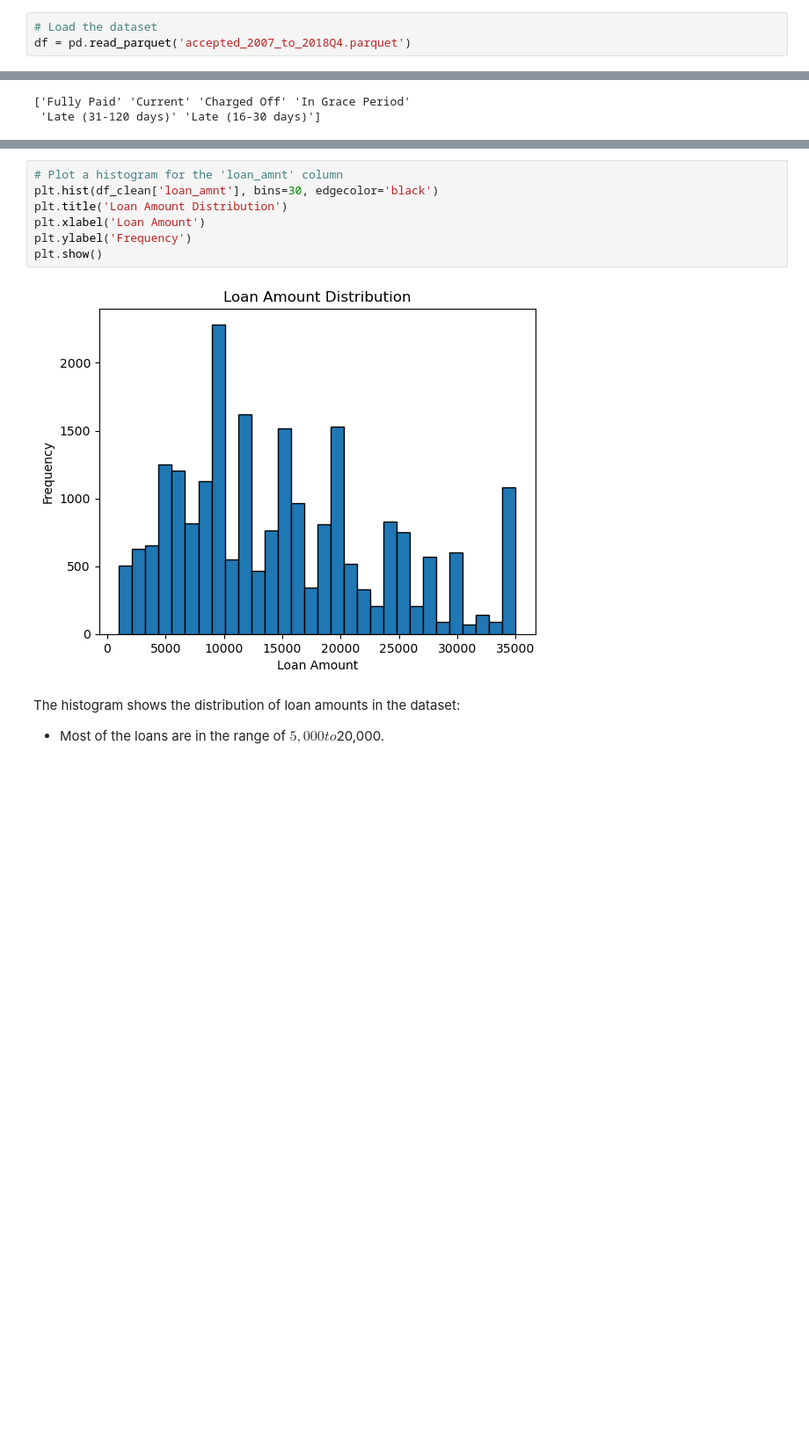
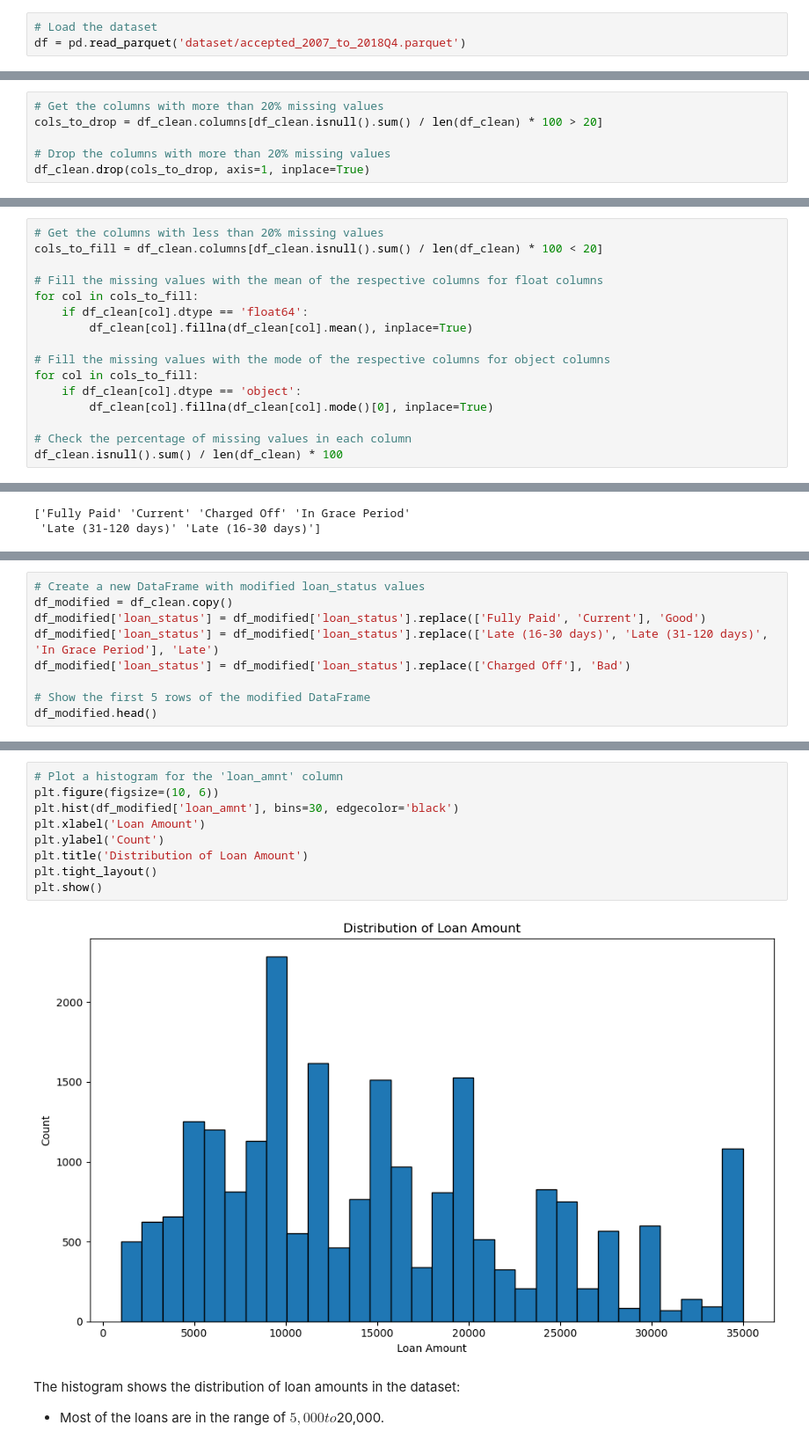
Before and after one commit to rachellliao/loan-default-prediction, a Jupyter notebook: EDA.ipynb, the cells around one changed output, grey strips where cells are left out. Shown at 88% size. Cells and saved outputs as stored; diff of their text form; blank space fills up the shorter version.

Commit message:
cleaning & correlation analysis

```diff
--- a/EDA.ipynb
+++ b/EDA.ipynb
@@ -9,6 +9,6 @@ import seaborn as sns
 from sklearn.preprocessing import LabelEncoder
 # %%
 # Load the dataset
-df = pd.read_parquet('accepted_2007_to_2018Q4.parquet')
+df = pd.read_parquet('dataset/accepted_2007_to_2018Q4.parquet')
 # %% [markdown]
 ## Assessment
@@ -119 +170,7 @@ df_clean.head()
+# %%
+# Get the columns with more than 20% missing values
+cols_to_drop = df_clean.columns[df_clean.isnull().sum() / len(df_clean) * 100 > 20]
+
+# Drop the columns with more than 20% missing values
+df_clean.drop(cols_to_drop, axis=1, inplace=True)
 # %%
@@ -130,0 +202,16 @@ Index(['id', 'loan_amnt', 'funded_amnt', 'funded_amnt_inv', 'term', 'int_rate',
+# %%
+# Get the columns with less than 20% missing values
+cols_to_fill = df_clean.columns[df_clean.isnull().sum() / len(df_clean) * 100 < 20]
+
+# Fill the missing values with the mean of the respective columns for float columns
+for col in cols_to_fill:
+    if df_clean[col].dtype == 'float64':
+        df_clean[col].fillna(df_clean[col].mean(), inplace=True)
+
+# Fill the missing values with the mode of the respective columns for object columns
+for col in cols_to_fill:
+    if df_clean[col].dtype == 'object':
+        df_clean[col].fillna(df_clean[col].mode()[0], inplace=True)
+
+# Check the percentage of missing values in each column
+df_clean.isnull().sum() / len(df_clean) * 100
@@ -137,0 +287,9 @@ print(df_clean['loan_status'].unique())
+# %%
+# Create a new DataFrame with modified loan_status values
+df_modified = df_clean.copy()
+df_modified['loan_status'] = df_modified['loan_status'].replace(['Fully Paid', 'Current'], 'Good')
+df_modified['loan_status'] = df_modified['loan_status'].replace(['Late (16-30 days)', 'Late (31-120 days)', 'In Grace Period'], 'Late')
+df_modified['loan_status'] = df_modified['loan_status'].replace(['Charged Off'], 'Bad')
+
+# Show the first 5 rows of the modified DataFrame
+df_modified.head()
@@ -138,12 +341,14 @@ print(df_clean['loan_status'].unique())
 # %%
 # Plot a histogram for the 'loan_amnt' column
-plt.hist(df_clean['loan_amnt'], bins=30, edgecolor='black')
-plt.title('Loan Amount Distribution')
+plt.figure(figsize=(10, 6))
+plt.hist(df_modified['loan_amnt'], bins=30, edgecolor='black')
 plt.xlabel('Loan Amount')
-plt.ylabel('Frequency')
+plt.ylabel('Count')
+plt.title('Distribution of Loan Amount')
+plt.tight_layout()
 plt.show()
 # %% [output]
-[figure, old version]
+[figure, new version]
 # %% [markdown]
 The histogram shows the distribution of loan amounts in the dataset:
 - Most of the loans are in the range of $5,000 to $20,000.
```
Also changed, not shown: parts of 27 cells of this notebook.
